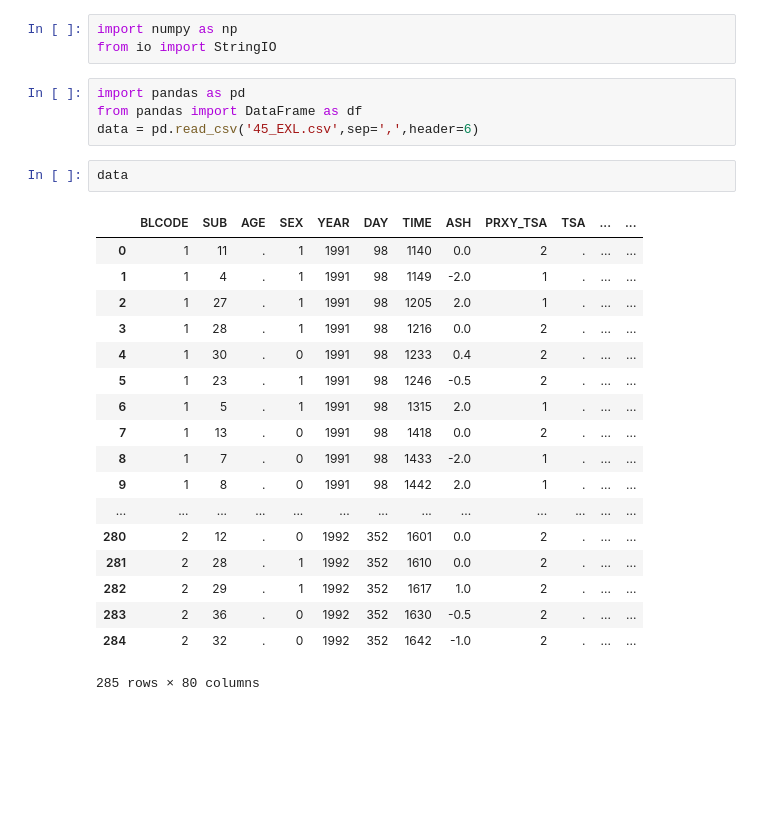
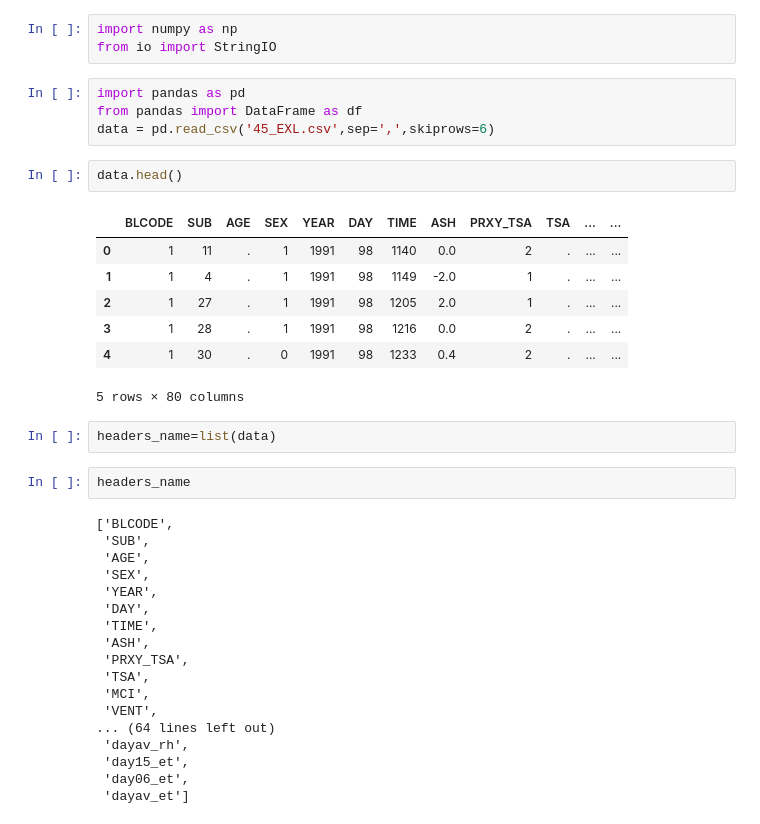
Before and after one commit to lusiliang93/thermal_model_rp884, a Jupyter notebook: thermal_model_rp884.ipynb, the cells around one changed output. Saved outputs shown, nothing was run; the diff lists cells and outputs as text; blank space fills up the shorter version.

```diff
--- a/thermal_model_rp884.ipynb
+++ b/thermal_model_rp884.ipynb
@@ -4,25 +4,36 @@ from io import StringIO
 # %%
 import pandas as pd
 from pandas import DataFrame as df
-data = pd.read_csv('45_EXL.csv',sep=',',header=6)
+data = pd.read_csv('45_EXL.csv',sep=',',skiprows=6)
 # %%
-data
+data.head()
 # %% [output]
 |  | BLCODE | SUB | AGE | SEX | YEAR | DAY | TIME | ASH | PRXY_TSA | TSA | ... | ... |
 | 0 | 1 | 11 | . | 1 | 1991 | 98 | 1140 | 0.0 | 2 | . | ... | ... |
 | 1 | 1 | 4 | . | 1 | 1991 | 98 | 1149 | -2.0 | 1 | . | ... | ... |
 | 2 | 1 | 27 | . | 1 | 1991 | 98 | 1205 | 2.0 | 1 | . | ... | ... |
 | 3 | 1 | 28 | . | 1 | 1991 | 98 | 1216 | 0.0 | 2 | . | ... | ... |
 | 4 | 1 | 30 | . | 0 | 1991 | 98 | 1233 | 0.4 | 2 | . | ... | ... |
-| 5 | 1 | 23 | . | 1 | 1991 | 98 | 1246 | -0.5 | 2 | . | ... | ... |
-| 6 | 1 | 5 | . | 1 | 1991 | 98 | 1315 | 2.0 | 1 | . | ... | ... |
-| 7 | 1 | 13 | . | 0 | 1991 | 98 | 1418 | 0.0 | 2 | . | ... | ... |
-| 8 | 1 | 7 | . | 0 | 1991 | 98 | 1433 | -2.0 | 1 | . | ... | ... |
-| 9 | 1 | 8 | . | 0 | 1991 | 98 | 1442 | 2.0 | 1 | . | ... | ... |
-| ... | ... | ... | ... | ... | ... | ... | ... | ... | ... | ... | ... | ... |
-| 280 | 2 | 12 | . | 0 | 1992 | 352 | 1601 | 0.0 | 2 | . | ... | ... |
-| 281 | 2 | 28 | . | 1 | 1992 | 352 | 1610 | 0.0 | 2 | . | ... | ... |
-| 282 | 2 | 29 | . | 1 | 1992 | 352 | 1617 | 1.0 | 2 | . | ... | ... |
-| 283 | 2 | 36 | . | 0 | 1992 | 352 | 1630 | -0.5 | 2 | . | ... | ... |
-| 284 | 2 | 32 | . | 0 | 1992 | 352 | 1642 | -1.0 | 2 | . | ... | ... |
-285 rows × 80 columns
+5 rows × 80 columns
+# %%
+headers_name=list(data)
+# %%
+headers_name
+# %% [output]
+['BLCODE',
+ 'SUB',
+ 'AGE',
+ 'SEX',
+ 'YEAR',
+ 'DAY',
+ 'TIME',
+ 'ASH',
+ 'PRXY_TSA',
+ 'TSA',
+ 'MCI',
+ 'VENT',
+... (64 lines left out)
+ 'dayav_rh',
+ 'day15_et',
+ 'day06_et',
+ 'dayav_et']
```
Also changed, not shown: parts of 1 cell of this notebook.
